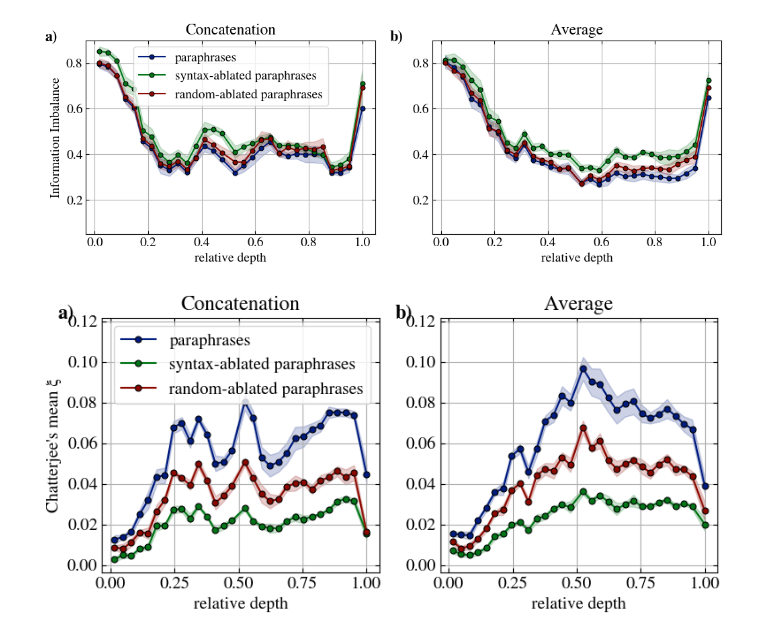
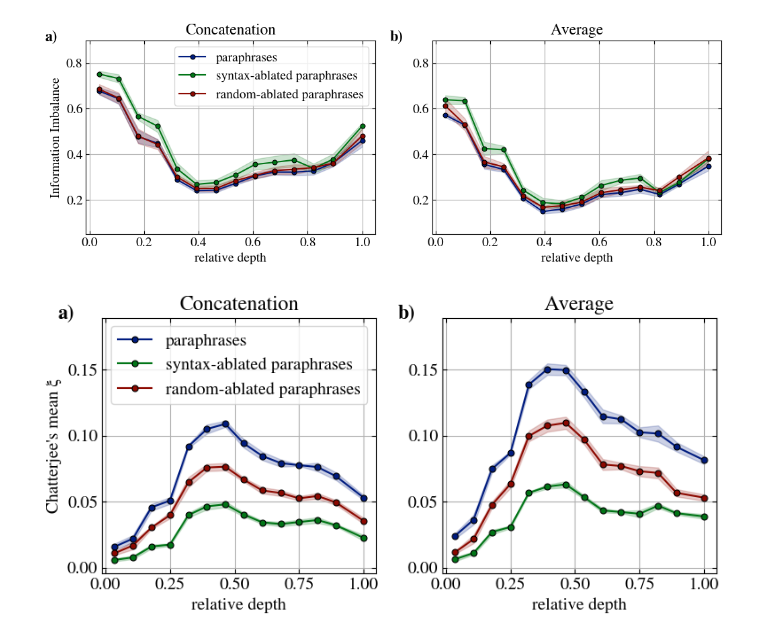
Before and after one commit to acevedo-s/syn-sem, a Jupyter notebook: decoupling-syn-from-sem.ipynb, the cells around one changed output. Drawn from its saved outputs; the diff is of its cells as text; code cells hidden in the pictures.

```diff
--- a/decoupling-syn-from-sem.ipynb
+++ b/decoupling-syn-from-sem.ipynb
@@ -28,9 +28,8 @@ markers = ['p','o','h','^','s','*']
 _linestyles = ['-','--','dotted']
 plot_id = 0
 # %%
-modelA = 'deepseek'
-# modelA = 'llama8b'
-# modelA = 'qwen7b'
+# modelA = 'deepseek'
+modelA = 'qwen7b'
 modelB = modelA
 language = 'english'
 
@@ -62,12 +61,8 @@ title = ''
 
 for avg_id,avg_tokens in enumerate(avg_flags):
     plot_id = 0
-    if avg_tokens:
-      n_tokens = -1
-      min_token_length = -1
-    else:
-      min_token_length = 3
-      n_tokens = min_token_length
+    min_token_length = 3
+    n_tokens = min_token_length
 
     for removal_method_0 in [None,'projection']:
         for zero_id,zero_activations in enumerate(zero_activations_list):
@@ -164,36 +159,37 @@ for avg_id,avg_tokens in enumerate(avg_flags):
     ax[avg_id].set_title(title)
 
 # Inner legends in both subplots
 for a in ax[:1]:
     handles, labels = [], []
     for line in a.get_lines():
         label = line.get_label()
         if label:
             handles.append(line)
             labels.append(label)
     a.legend(handles, labels, loc='best', fontsize=rcpsize, framealpha=0.8)
 
 
 # Add panel labels
 panel_labels = ['a)', 'b)']
 for i, label in enumerate(panel_labels):
     ax[i].text(
         -0.1, 1.05,      # x, y in axis coordinates
         label,
         transform=ax[i].transAxes,  # coordinates relative to the axes
         fontsize=16,
         fontweight='bold',
         va='top',
         ha='right'
     )
 
 ax[0].set_ylabel('Information Imbalance')
 # ax[1].legend()
-os.makedirs('results/figs', exist_ok=True)
-fig.savefig(f'results/figs/decoupling_syn_from_sem_{modelA}.pdf', bbox_inches='tight')
+figsfolder = 'results/figs/decoupling'
+os.makedirs(figsfolder, exist_ok=True)
+fig.savefig(f'{figsfolder}/decoupling_syn_from_sem_{modelA}.pdf', bbox_inches='tight')
 plt.show()
 # %% [output]
-[figure, old version]
+[figure, new version]
 # %%
 precision = 32
 global_centering = 0
@@ -204,12 +200,8 @@ title = ''
 
 for avg_id,avg_tokens in enumerate(avg_flags):
     plot_id = 0
-    if avg_tokens:
-      n_tokens = -1
-      min_token_length = -1
-    else:
-      min_token_length = 3
-      n_tokens = min_token_length
+    min_token_length = 3
+    n_tokens = min_token_length
 
     for removal_method_0 in [None,'projection']:
         _removal_method = 'projection' if removal_method_0 == 'projection' else 'center'
@@ -355,11 +347,10 @@ for avg_id in range(2):
 ax[0].set_ylabel("Chatterjee's mean ξ")
 
 # ax[1].legend()
-os.makedirs('results/figs', exist_ok=True)
-# fig.savefig(f'results/figs/decoupling_syn_from_sem_{modelA}.pdf', bbox_inches='tight')
+fig.savefig(f'{figsfolder}/decoupling_syn_from_sem_{modelA}_corr.pdf', bbox_inches='tight')
 plt.show()
 # %% [output]
-[figure, old version]
+[figure, new version]
 # %%
 # precision = 32
 # global_centering = 0
```
Also changed, not shown: 17 other files.
